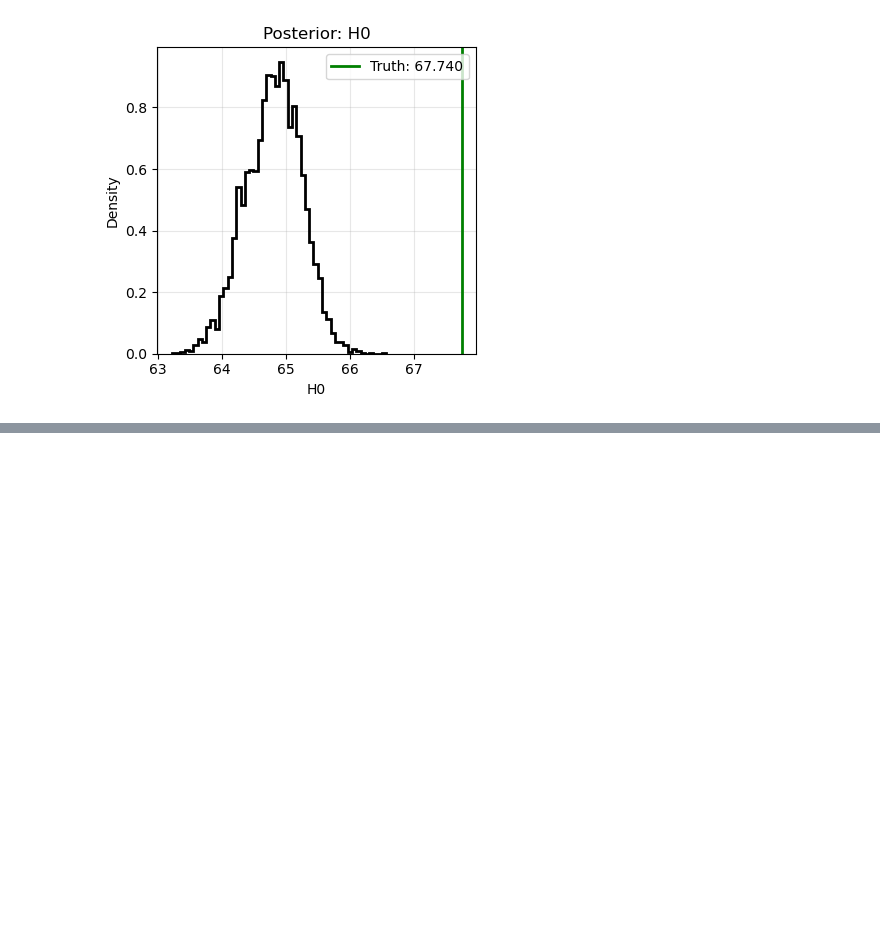
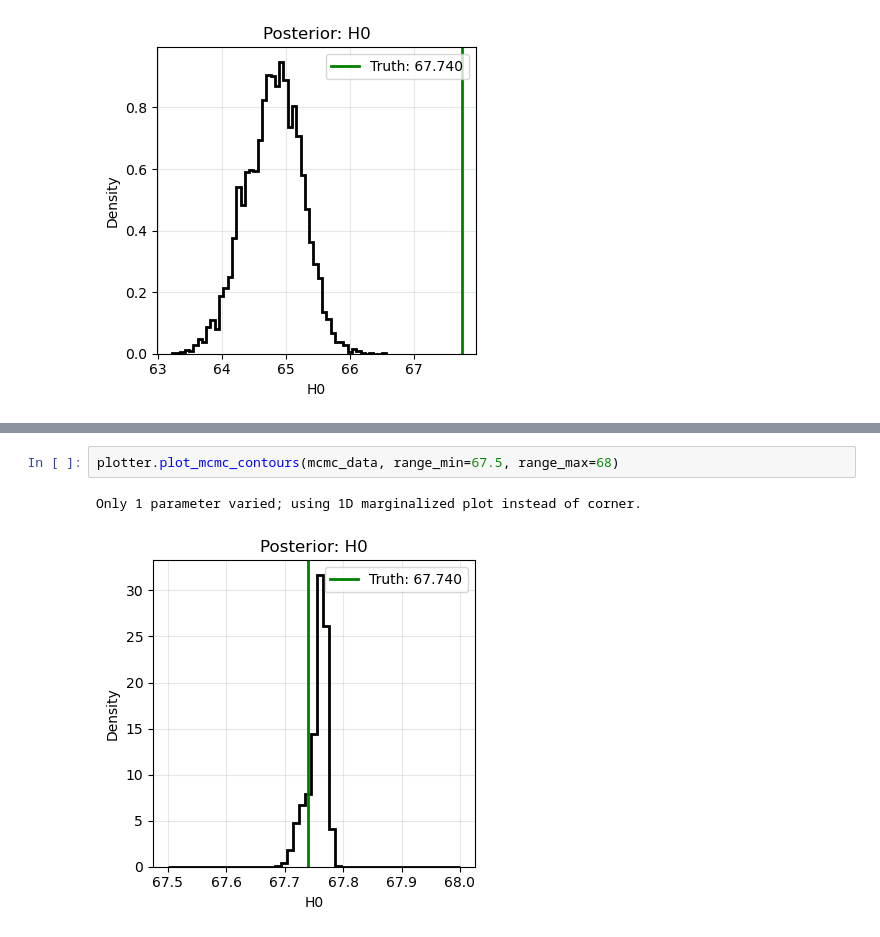
Before and after one commit to kstoreyf/gws-agn, a Jupyter notebook: notebooks/2026-03-04_mcmc_checks.ipynb, the cells around one changed output, grey strips where cells are left out. Drawn from its saved outputs; the diff is of its cells as text; blank space fills up the shorter version.

```diff
--- a/notebooks/2026-03-04_mcmc_checks.ipynb
+++ b/notebooks/2026-03-04_mcmc_checks.ipynb
@@ -252,0 +331,5 @@ Only 1 parameter varied; using 1D marginalized plot instead of corner.
+# %%
+plotter.plot_mcmc_contours(mcmc_data, range_min=67.5, range_max=68)
+# %% [output]
+Only 1 parameter varied; using 1D marginalized plot instead of corner.
+[figure, added]
```
Also changed, not shown: parts of 8 cells of this notebook, 4 other files.
